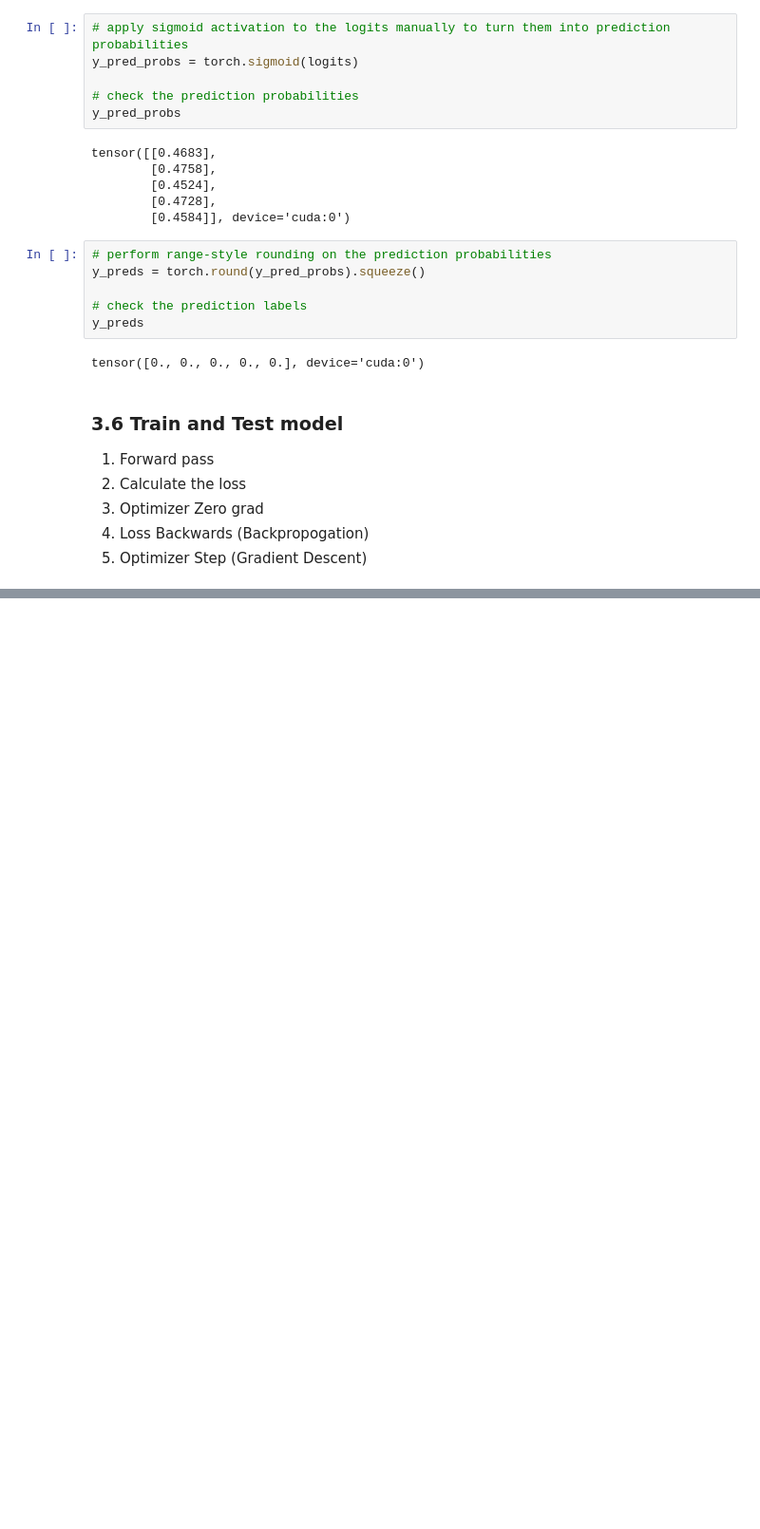
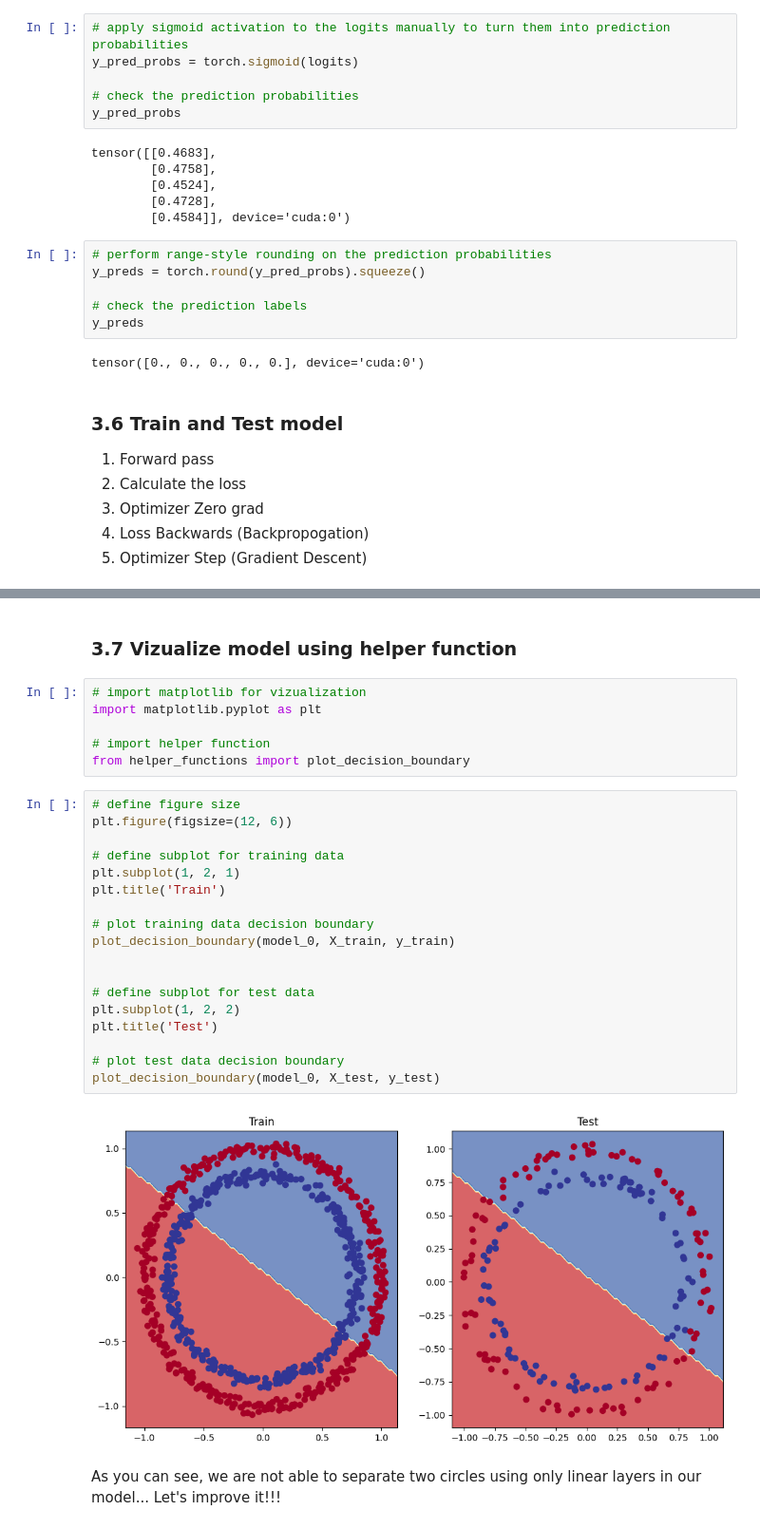
Before and after one commit to Atharva0045/ZTM-PyTorch, a Jupyter notebook: Notebooks/02_Classification_Using_PyTorch.ipynb, the cells around one changed output, grey strips where cells are left out. Shown at 95% size. Cells and saved outputs as stored; diff of their text form; blank space fills up the shorter version.

```diff
--- a/Notebooks/02_Classification_Using_PyTorch.ipynb
+++ b/Notebooks/02_Classification_Using_PyTorch.ipynb
@@ -333,0 +335,30 @@ Epoch: 90 | Test Loss: 0.69506 | Test Accuracy: 51.25%
+# %% [markdown]
+### 3.7 Vizualize model using helper function
+# %%
+# import matplotlib for vizualization
+import matplotlib.pyplot as plt
+
+# import helper function
+from helper_functions import plot_decision_boundary
+# %%
+# define figure size
+plt.figure(figsize=(12, 6))
+
+# define subplot for training data
+plt.subplot(1, 2, 1)
+plt.title('Train')
+
+# plot training data decision boundary
+plot_decision_boundary(model_0, X_train, y_train)
+
+
+# define subplot for test data
+plt.subplot(1, 2, 2)
+plt.title('Test')
+
+# plot test data decision boundary
+plot_decision_boundary(model_0, X_test, y_test)
+# %% [output]
+[figure, added]
+# %% [markdown]
+As you can see, we are not able to separate two circles using only linear layers in our model... Let's improve it!!!
```
Also changed, not shown: parts of 16 cells of this notebook.
